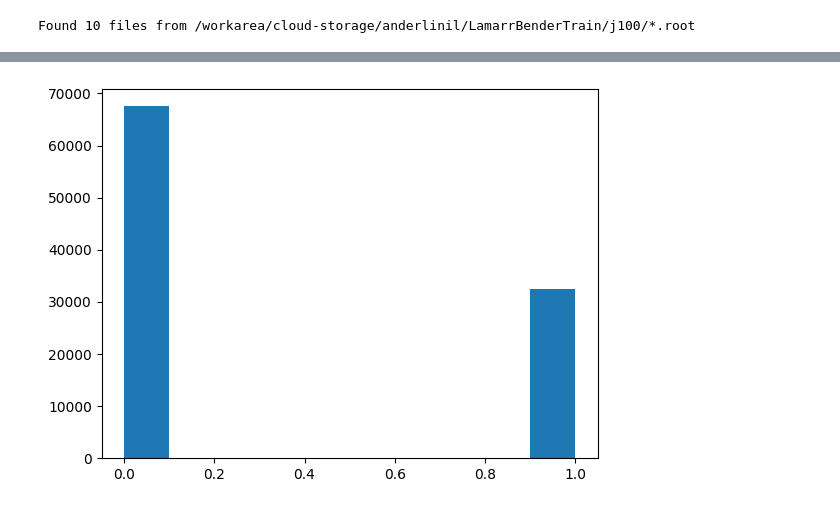
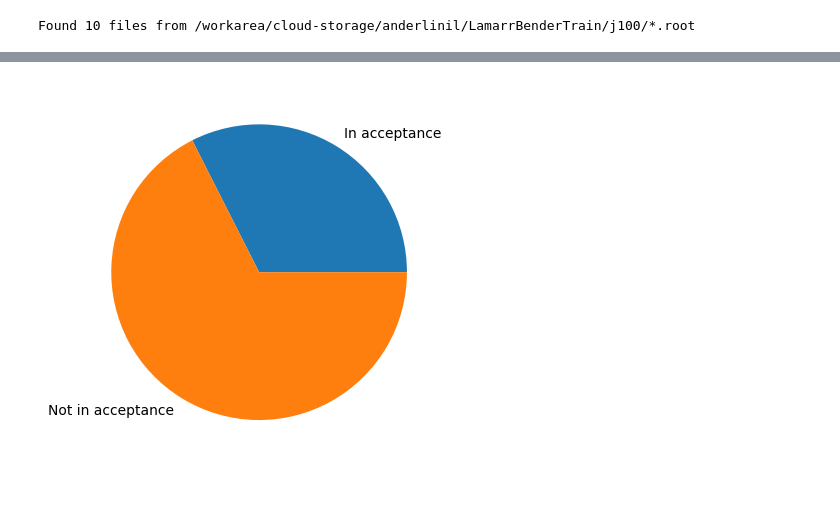
Before and after one commit to landerlini/lb-trksim-train, a Jupyter notebook: notebooks/Preprocessing.ipynb, the cells around one changed output, grey strips where cells are left out. Cells and saved outputs as stored; diff of their text form; code cells hidden in the pictures.

```diff
--- a/notebooks/Preprocessing.ipynb
+++ b/notebooks/Preprocessing.ipynb
@@ -27,7 +30,9 @@ WARNING: Running pip as the 'root' user can result in broken permissions and con
 # %%
 from glob import glob
 file_pattern = "/workarea/cloud-storage/anderlinil/LamarrBenderTrain/j100/*.root"
-file_list = glob(file_pattern)
+default_file_list = glob(file_pattern)
+file_list = environ.get("INPUT_FILES", " ".join(default_file_list)).split(" ")
+
 print (f"Found {len(file_list)} files from {file_pattern}")
 # %% [output]
 Found 10 files from /workarea/cloud-storage/anderlinil/LamarrBenderTrain/j100/*.root
@@ -59,5 +91,7 @@ Index(['mc_key', 'evtNumber', 'runNumber', 'acceptance', 'reconstructible',
 # %%
-sim['mc_log10_p'] = np.log(sim.mc_p)/np.log(10)
+sim['mc_log10_p'] = (np.log(sim.mc_p)/np.log(10)).astype(np.float32)
+sim['mc_tx'] = sim.mc_px/sim.mc_pz
+sim['mc_ty'] = sim.mc_py/sim.mc_pz
 sim['mc_is_e'] = abs(sim.mcID).isin([11]).astype(np.float32)
 sim['mc_is_mu'] = abs(sim.mcID).isin([13]).astype(np.float32)
 sim['mc_is_h'] = abs(sim.mcID).isin([211, 321, 2212]).astype(np.float32)
@@ -82,5 +155,8 @@ plt.show()
 # %%
-plt.hist(sim[acceptance_labels].head(100_000).values.flatten())
+categories = [np.count_nonzero(sim.head(100_000)[label].values) for label in acceptance_labels]
+categories.append(100_000 - sum(categories))
+
+plt.pie(categories, labels=["In acceptance", "Not in acceptance"])
 plt.show()
 # %% [output]
-[figure, old version]
+[figure, new version]
```
Also changed, not shown: parts of 32 cells of this notebook, 7 other files.
